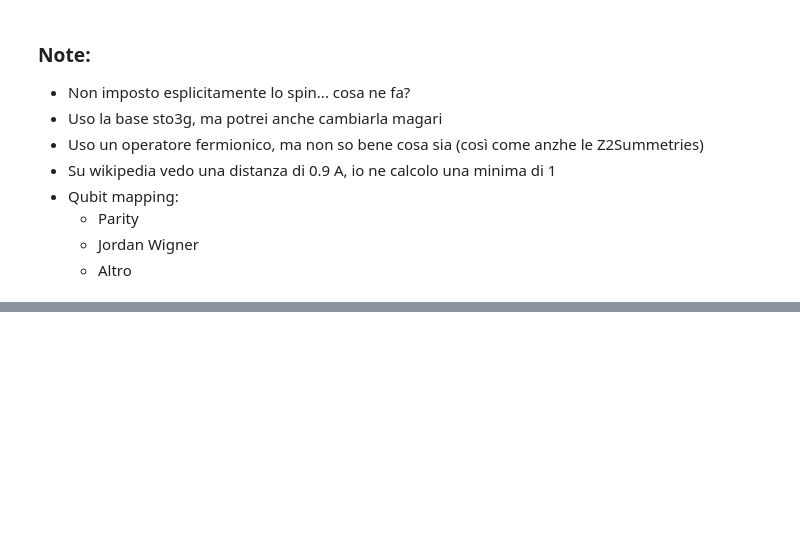
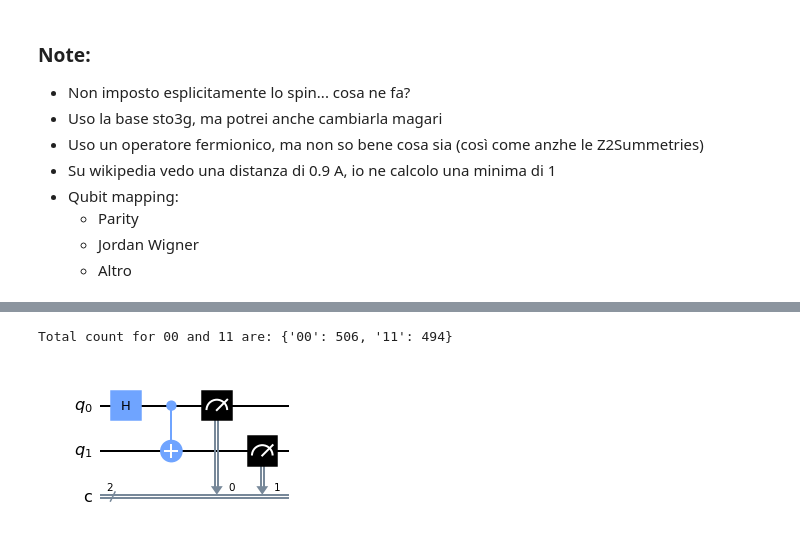
Before and after one commit to qismib/MEQuVA, a Jupyter notebook: VQE H3.ipynb, the cells around one changed output, grey strips where cells are left out. Cells and saved outputs as stored; diff of their text form; code cells hidden in the pictures; blank space fills up the shorter version.

```diff
--- a/VQE H3.ipynb
+++ b/VQE H3.ipynb
@@ -122,0 +183,38 @@ plt.show()
+# %%
+import numpy as np
+from qiskit import(
+  QuantumCircuit,
+  execute,
+  Aer)
+from qiskit.visualization import plot_histogram
+
+# Use Aer's qasm_simulator
+simulator = Aer.get_backend('qasm_simulator')
+
+# Create a Quantum Circuit acting on the q register
+circuit = QuantumCircuit(2, 2)
+
+# Add a H gate on qubit 0
+circuit.h(0)
+
+# Add a CX (CNOT) gate on control qubit 0 and target qubit 1
+circuit.cx(0, 1)
+
+# Map the quantum measurement to the classical bits
+circuit.measure([0,1], [0,1])
+
+# Execute the circuit on the qasm simulator
+job = execute(circuit, simulator, shots=1000)
+
+# Grab results from the job
+result = job.result()
+
+# Returns counts
+counts = result.get_counts(circuit)
+print("\nTotal count for 00 and 11 are:",counts)
+
+# Draw the circuit
+circuit.draw(output='mpl')
+# %% [output]
+Total count for 00 and 11 are: {'00': 506, '11': 494}
+[figure, added]
```
Also changed, not shown: parts of 15 cells of this notebook, 3 other files.
